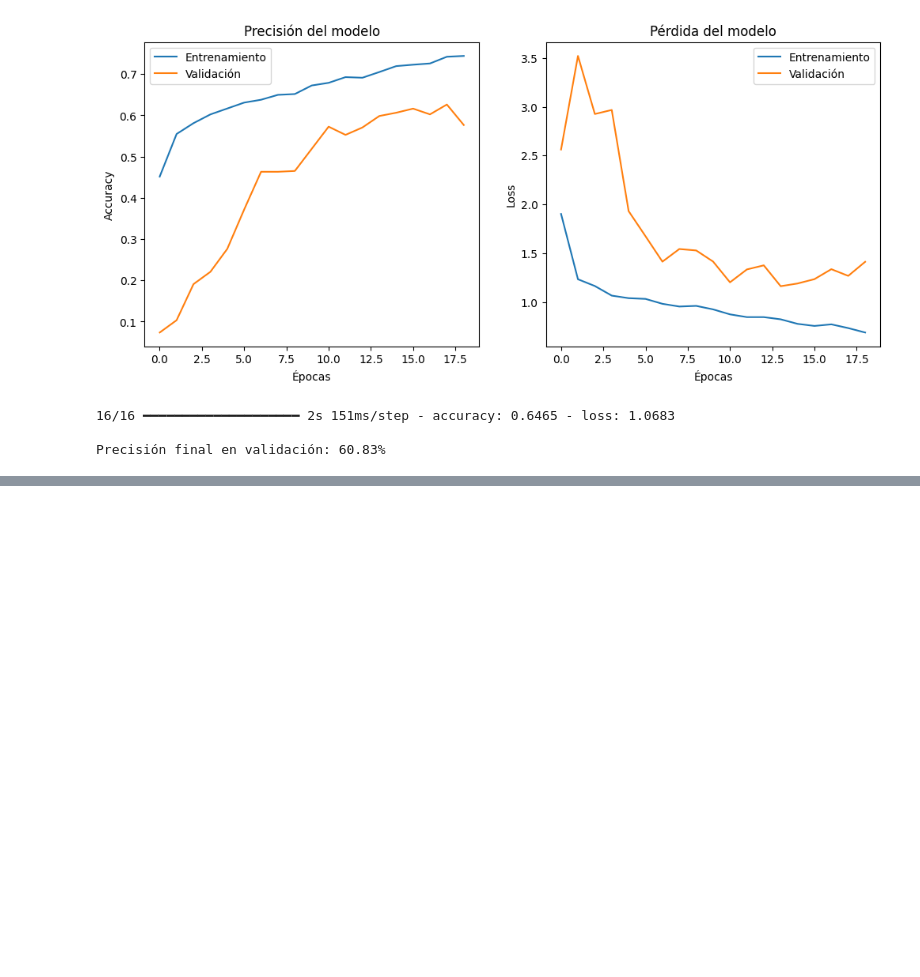
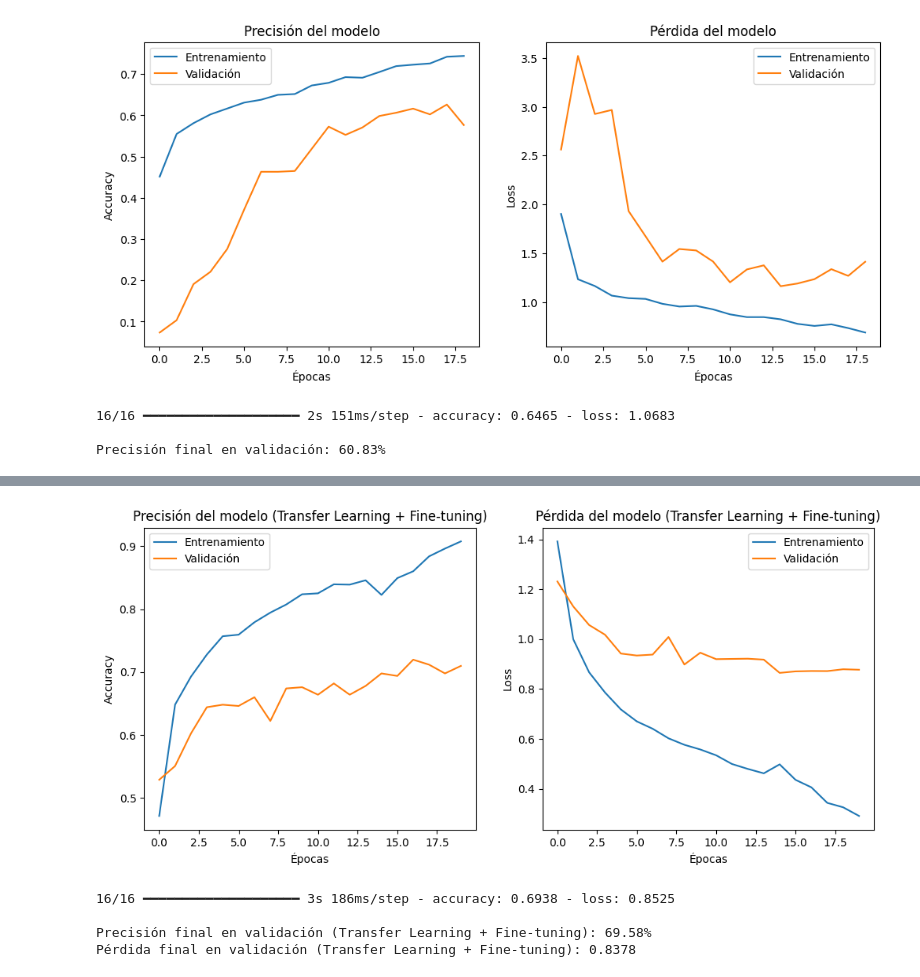
Before and after one commit to BiancaCalderon/DL_PRY, a Jupyter notebook: ClasificadorResiduos.ipynb, the cells around one changed output, grey strips where cells are left out. Cells and saved outputs as stored; diff of their text form; code cells hidden in the pictures; blank space fills up the shorter version.

```diff
--- a/ClasificadorResiduos.ipynb
+++ b/ClasificadorResiduos.ipynb
@@ -216,0 +496,19 @@ Precisión final en validación: 60.83%
+# %%
+# CONTINUAR ENTRENAMIENTO CON AJUSTE FINO
+
+fine_tune_epochs = 10
+total_epochs =  len(history_transfer.history['accuracy']) + fine_tune_epochs # Continuar desde donde terminó el entrenamiento anterior
+
+
+history_fine_tune = model_transfer.fit(
+    train_generator,
+    validation_data=val_generator,
+    epochs=total_epochs,
+    initial_epoch=history_transfer.epoch[-1] + 1, # Continuar desde la última época del entrenamiento anterior
+    callbacks=[early_stop]
+)
+
+# Combinar historiales de entrenamiento para visualización posterior
+history_combined = {}
+for key in history_transfer.history.keys():
+    history_combined[key] = history_transfer.history[key] + history_fine_tune.history[key]
@@ -216,0 +532,38 @@ Precisión final en validación: 60.83%
+# %%
+import matplotlib.pyplot as plt
+
+# Gráficos de precisión y pérdida combinados
+plt.figure(figsize=(12, 5))
+
+plt.subplot(1, 2, 1)
+plt.plot(history_combined['accuracy'], label='Entrenamiento')
+plt.plot(history_combined['val_accuracy'], label='Validación')
+plt.title('Precisión del modelo (Transfer Learning + Fine-tuning)')
+plt.xlabel('Épocas')
+plt.ylabel('Accuracy')
+plt.legend()
+
+plt.subplot(1, 2, 2)
+plt.plot(history_combined['loss'], label='Entrenamiento')
+plt.plot(history_combined['val_loss'], label='Validación')
+plt.title('Pérdida del modelo (Transfer Learning + Fine-tuning)')
+plt.xlabel('Épocas')
+plt.ylabel('Loss')
+plt.legend()
+
+plt.show()
+
+# Evaluar en el conjunto de validación
+# Asegúrate de que val_generator esté definido
+if 'val_generator' not in globals():
+    print("Error: 'val_generator' no está definido. Por favor, ejecuta la celda que crea los generadores de imágenes primero.")
+else:
+    val_loss_fine_tune, val_acc_fine_tune = model_transfer.evaluate(val_generator)
+    print(f"\nPrecisión final en validación (Transfer Learning + Fine-tuning): {val_acc_fine_tune:.2%}")
+    print(f"Pérdida final en validación (Transfer Learning + Fine-tuning): {val_loss_fine_tune:.4f}")
+# %% [output]
+[figure, added]
+16/16 ━━━━━━━━━━━━━━━━━━━━ 3s 186ms/step - accuracy: 0.6938 - loss: 0.8525
+
+Precisión final en validación (Transfer Learning + Fine-tuning): 69.58%
+Pérdida final en validación (Transfer Learning + Fine-tuning): 0.8378
```
Also changed, not shown: parts of 12 cells of this notebook.
